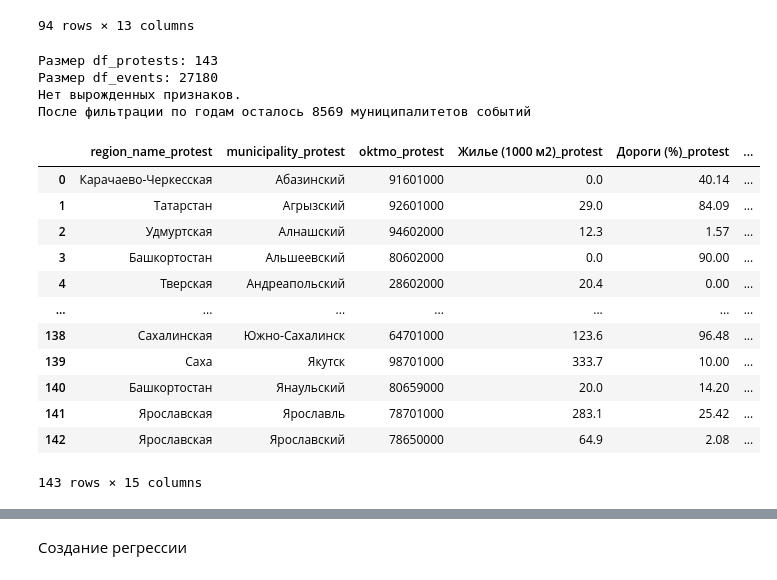
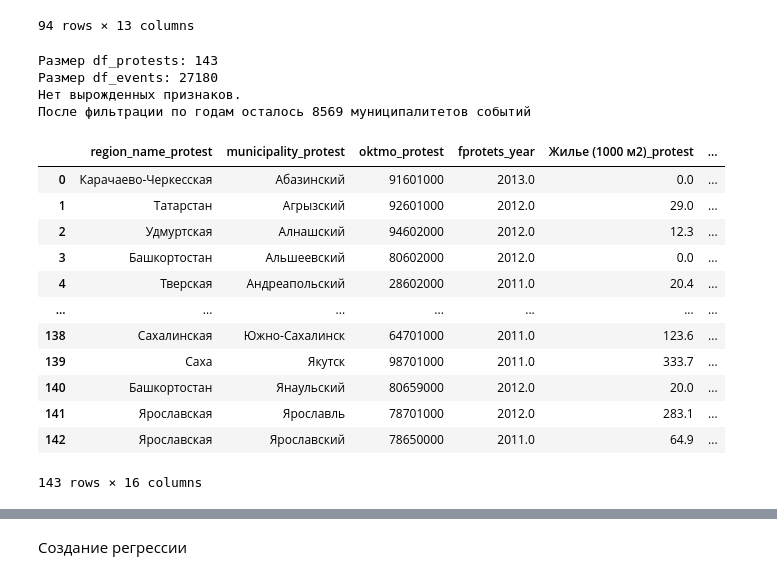
Before and after one commit to eddaboy/protest_paper, a Jupyter notebook: completed_models/design_ICEWS/boloto (2011-2013).ipynb, the cells around one changed output, grey strips where cells are left out. Saved outputs shown, nothing was run; the diff lists cells and outputs as text; code cells hidden in the pictures.

```diff
--- a/completed_models/design_ICEWS/boloto (2011-2013).ipynb
+++ b/completed_models/design_ICEWS/boloto (2011-2013).ipynb
@@ -153,7 +160,7 @@ features = [
     "Водопровод (1 метр)"
 ]
 
-df_protests = df_protests[['region_name', 'municipality', 'oktmo'] + features].reset_index(drop=True)
+df_protests = df_protests[['region_name', 'municipality', 'oktmo', 'fprotets_year'] + features].reset_index(drop=True)
 df_events = df_events[['region_name', 'municipality', 'oktmo'] + features].reset_index(drop=True)
 
 print("Размер df_protests:", len(df_protests))
@@ -182,46 +189,46 @@ for oktmo in df_events['oktmo'].unique():
 
 df_events_complete = df_events[df_events['oktmo'].isin(complete_event_oktmos)].reset_index(drop=True)
 
 print(f"После фильтрации по годам осталось {len(df_events_complete)} муниципалитетов событий")
 
 n_protests = df_protests.shape[0]
 n_events = df_events_complete.shape[0]
 distance_matrix = np.zeros((n_protests, n_events))
 
 for i in range(n_protests):
     x = df_protests.loc[i, features].values
     for j in range(n_events):
         y = df_events_complete.loc[j, features].values
         distance_matrix[i, j] = mahalanobis(x, y, cov_inv)
 
 row_ind, col_ind = linear_sum_assignment(distance_matrix)
 
 df_matched_protests = df_protests.iloc[row_ind].reset_index(drop=True)
 df_matched_events = df_events_complete.iloc[col_ind].reset_index(drop=True)
 
 df_matches = df_matched_protests.join(df_matched_events, lsuffix="_protest", rsuffix="_event")
 df_matches["mahalanobis_distance"] = distance_matrix[row_ind, col_ind]
 
 df_matches.to_csv('прототип_данных_2012t.csv', index=False)
 df_matches
 # %% [output]
 Размер df_protests: 143
 Размер df_events: 27180
 Нет вырожденных признаков.
 После фильтрации по годам осталось 8569 муниципалитетов событий
-|  | region_name_protest | municipality_protest | oktmo_protest | Жилье (1000 м2)_protest | Дороги (%)_protest | ... |
-| 0 | Карачаево-Черкесская | Абазинский | 91601000 | 0.0 | 40.14 | ... |
-| 1 | Татарстан | Агрызский | 92601000 | 29.0 | 84.09 | ... |
-| 2 | Удмуртская | Алнашский | 94602000 | 12.3 | 1.57 | ... |
-| 3 | Башкортостан | Альшеевский | 80602000 | 0.0 | 90.00 | ... |
-| 4 | Тверская | Андреапольский | 28602000 | 20.4 | 0.00 | ... |
+|  | region_name_protest | municipality_protest | oktmo_protest | fprotets_year | Жилье (1000 м2)_protest | ... |
+| 0 | Карачаево-Черкесская | Абазинский | 91601000 | 2013.0 | 0.0 | ... |
+| 1 | Татарстан | Агрызский | 92601000 | 2012.0 | 29.0 | ... |
+| 2 | Удмуртская | Алнашский | 94602000 | 2012.0 | 12.3 | ... |
+| 3 | Башкортостан | Альшеевский | 80602000 | 2012.0 | 0.0 | ... |
+| 4 | Тверская | Андреапольский | 28602000 | 2011.0 | 20.4 | ... |
 | ... | ... | ... | ... | ... | ... | ... |
-| 138 | Сахалинская | Южно-Сахалинск | 64701000 | 123.6 | 96.48 | ... |
-| 139 | Саха | Якутск | 98701000 | 333.7 | 10.00 | ... |
-| 140 | Башкортостан | Янаульский | 80659000 | 20.0 | 14.20 | ... |
-| 141 | Ярославская | Ярославль | 78701000 | 283.1 | 25.42 | ... |
-| 142 | Ярославская | Ярославский | 78650000 | 64.9 | 2.08 | ... |
+| 138 | Сахалинская | Южно-Сахалинск | 64701000 | 2011.0 | 123.6 | ... |
+| 139 | Саха | Якутск | 98701000 | 2011.0 | 333.7 | ... |
+| 140 | Башкортостан | Янаульский | 80659000 | 2012.0 | 20.0 | ... |
+| 141 | Ярославская | Ярославль | 78701000 | 2012.0 | 283.1 | ... |
+| 142 | Ярославская | Ярославский | 78650000 | 2011.0 | 64.9 | ... |
-143 rows × 15 columns
+143 rows × 16 columns
 # %%
 df_2012 = pd.read_csv('прототип_данных_2012t.csv')
 df_2011 = pd.read_csv('без_протестов2011_2012t.csv')
```
Also changed, not shown: parts of 10 cells of this notebook, 7 other files.
